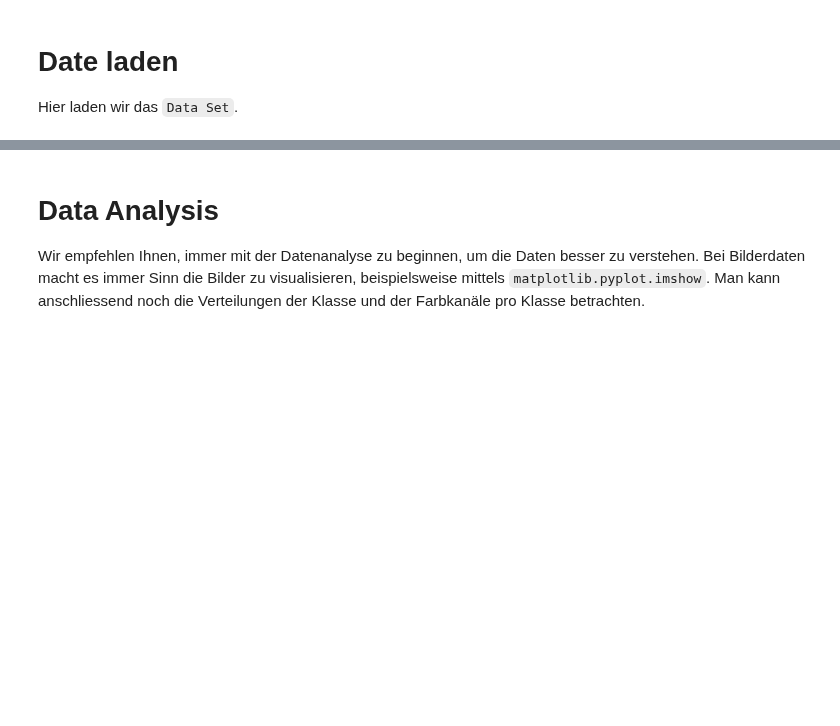
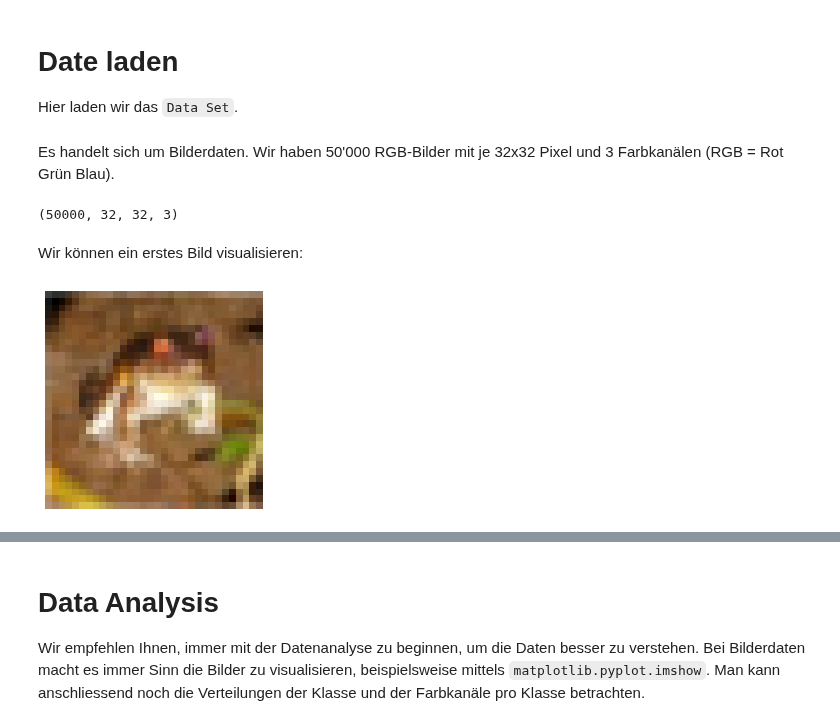
Before and after one commit to benikm91/cas_ml_lab_cifar10, a Jupyter notebook: src/1_skeleton.ipynb, the cells around one changed output, grey strips where cells are left out. Saved outputs shown, nothing was run; the diff lists cells and outputs as text; code cells hidden in the pictures; blank space fills up the shorter version.

Commit message:
Add single image visualization to skeleton.

```diff
--- a/src/1_skeleton.ipynb
+++ b/src/1_skeleton.ipynb
@@ -25,3 +25,21 @@ with open('../data/train.pkl', 'rb') as f:
     data_train = pickle.load(f)
 X_data = data_train["images"]
 y_data = data_train["labels"]
+# %% [markdown]
+Es handelt sich um Bilderdaten. Wir haben 50'000 RGB-Bilder mit je 32x32 Pixel und 3 Farbkanälen (RGB = Rot Grün Blau).
+# %%
+print(X_data.shape)
+# %% [output]
+(50000, 32, 32, 3)
+# %% [markdown]
+Wir können ein erstes Bild visualisieren:
+# %%
+import matplotlib.pyplot as plt
+
+img = X_data[0]
+
+plt.imshow(img)
+plt.axis('off')
+plt.show()
+# %% [output]
+[figure, added]
```
Also changed, not shown: parts of 3 cells of this notebook.
